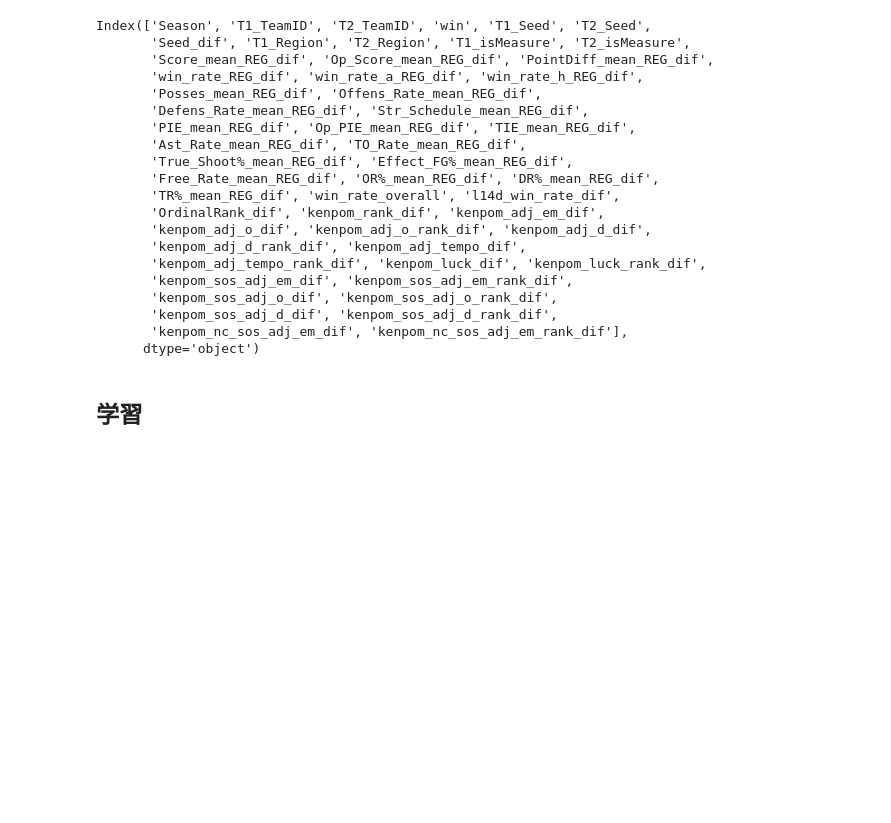
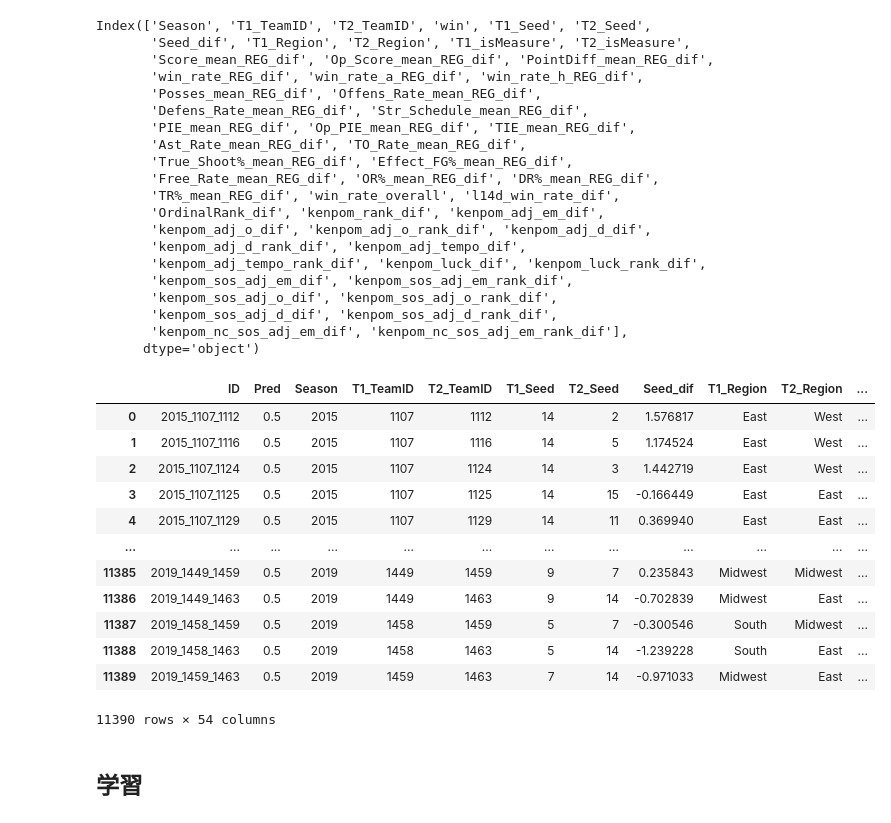
Before and after one commit to takeko213/kaggle-ncaa2021, a Jupyter notebook: exp/exp003_m_stage1.ipynb, the cells around one changed output. Saved outputs shown, nothing was run; the diff lists cells and outputs as text; code cells hidden in the pictures; blank space fills up the shorter version.

```diff
--- a/exp/exp003_m_stage1.ipynb
+++ b/exp/exp003_m_stage1.ipynb
@@ -293,6 +293,22 @@ Index(['Season', 'T1_TeamID', 'T2_TeamID', 'win', 'T1_Seed', 'T2_Seed',
        'kenpom_sos_adj_d_dif', 'kenpom_sos_adj_d_rank_dif',
        'kenpom_nc_sos_adj_em_dif', 'kenpom_nc_sos_adj_em_rank_dif'],
       dtype='object')
+# %%
+test
+# %% [output]
+|  | ID | Pred | Season | T1_TeamID | T2_TeamID | T1_Seed | T2_Seed | Seed_dif | T1_Region | T2_Region | ... |
+| 0 | 2015_1107_1112 | 0.5 | 2015 | 1107 | 1112 | 14 | 2 | 1.576817 | East | West | ... |
+| 1 | 2015_1107_1116 | 0.5 | 2015 | 1107 | 1116 | 14 | 5 | 1.174524 | East | West | ... |
+| 2 | 2015_1107_1124 | 0.5 | 2015 | 1107 | 1124 | 14 | 3 | 1.442719 | East | West | ... |
+| 3 | 2015_1107_1125 | 0.5 | 2015 | 1107 | 1125 | 14 | 15 | -0.166449 | East | East | ... |
+| 4 | 2015_1107_1129 | 0.5 | 2015 | 1107 | 1129 | 14 | 11 | 0.369940 | East | East | ... |
+| ... | ... | ... | ... | ... | ... | ... | ... | ... | ... | ... | ... |
+| 11385 | 2019_1449_1459 | 0.5 | 2019 | 1449 | 1459 | 9 | 7 | 0.235843 | Midwest | Midwest | ... |
+| 11386 | 2019_1449_1463 | 0.5 | 2019 | 1449 | 1463 | 9 | 14 | -0.702839 | Midwest | East | ... |
+| 11387 | 2019_1458_1459 | 0.5 | 2019 | 1458 | 1459 | 5 | 7 | -0.300546 | South | Midwest | ... |
+| 11388 | 2019_1458_1463 | 0.5 | 2019 | 1458 | 1463 | 5 | 14 | -1.239228 | South | East | ... |
+| 11389 | 2019_1459_1463 | 0.5 | 2019 | 1459 | 1463 | 7 | 14 | -0.971033 | Midwest | East | ... |
+11390 rows × 54 columns
 # %% [markdown]
 ## 学習
 # %%
```
Also changed, not shown: 2 other files.
